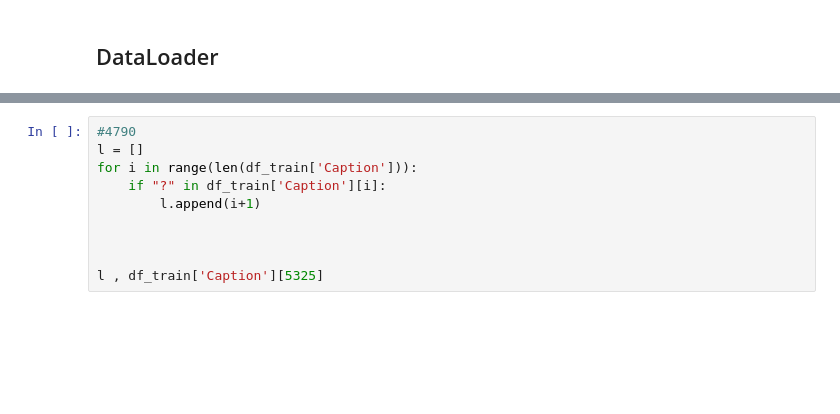
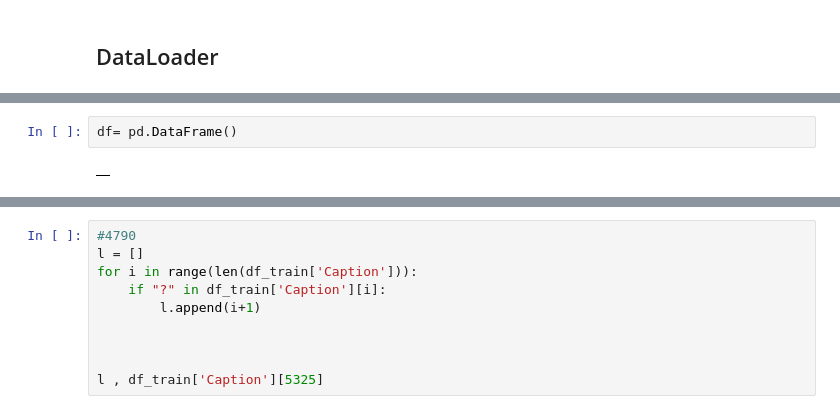
Before and after one commit to YarCode01/image_classification_with_caption, a Jupyter notebook: yari_initial.ipynb, the cells around one changed output, grey strips where cells are left out. Saved outputs shown, nothing was run; the diff lists cells and outputs as text; blank space fills up the shorter version.

```diff
--- a/yari_initial.ipynb
+++ b/yari_initial.ipynb
@@ -265,0 +395,4 @@ valid_loader = Dataset(
+# %%
+df= pd.DataFrame()
+# %% [output]
+|  |
```
Also changed, not shown: parts of 32 cells of this notebook, 1 other file.
